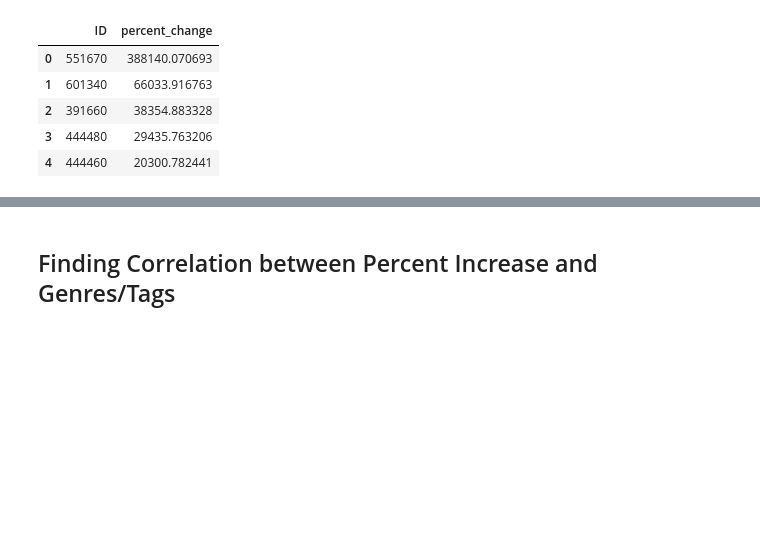
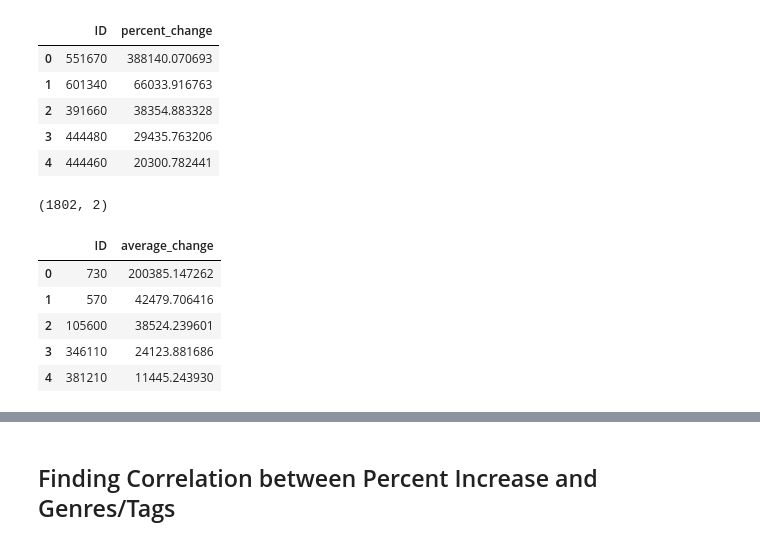
Before and after one commit to tnn050/Social-Gaming-During-COVID-19, a Jupyter notebook: FinalProject_group044.ipynb, the cells around one changed output, grey strips where cells are left out. Cells and saved outputs as stored; diff of their text form; code cells hidden in the pictures; blank space fills up the shorter version.

```diff
--- a/FinalProject_group044.ipynb
+++ b/FinalProject_group044.ipynb
@@ -746,4 +780,16 @@ df_percent.head()
 | 2 | 391660 | 38354.883328 |
 | 3 | 444480 | 29435.763206 |
 | 4 | 444460 | 20300.782441 |
+# %%
+df_avg_change = pd.read_csv('./datasets/avgChange.csv', names=['ID', 'average_change'])
+print(df_avg_change.shape)
+df_avg_change.head()
+# %% [output]
+(1802, 2)
+|  | ID | average_change |
+| 0 | 730 | 200385.147262 |
+| 1 | 570 | 42479.706416 |
+| 2 | 105600 | 38524.239601 |
+| 3 | 346110 | 24123.881686 |
+| 4 | 381210 | 11445.243930 |
 # %%
```
Also changed, not shown: parts of 17 cells of this notebook.
